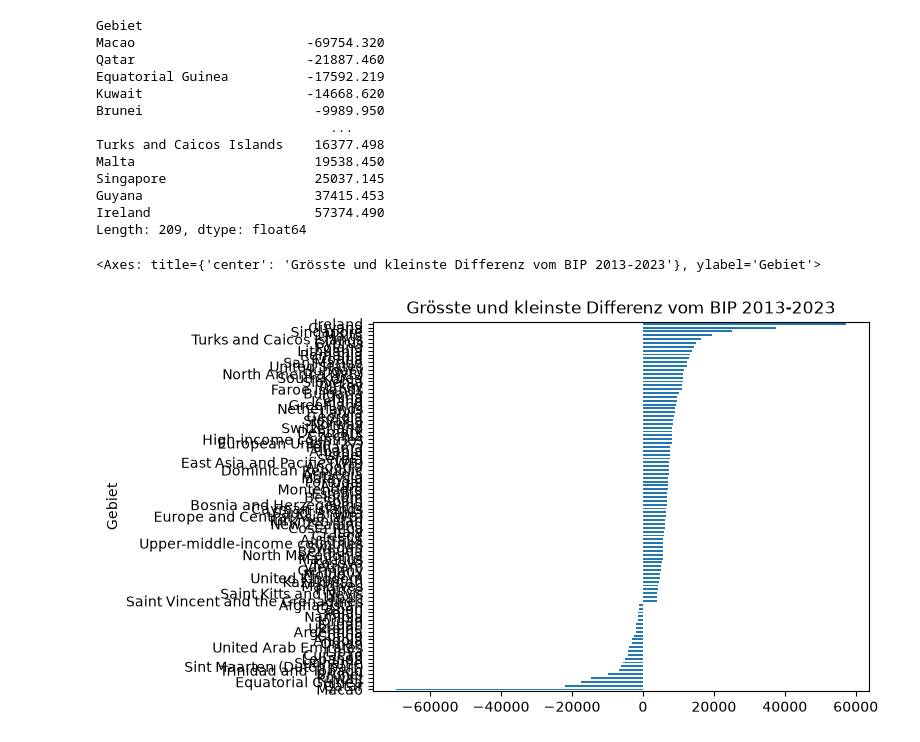
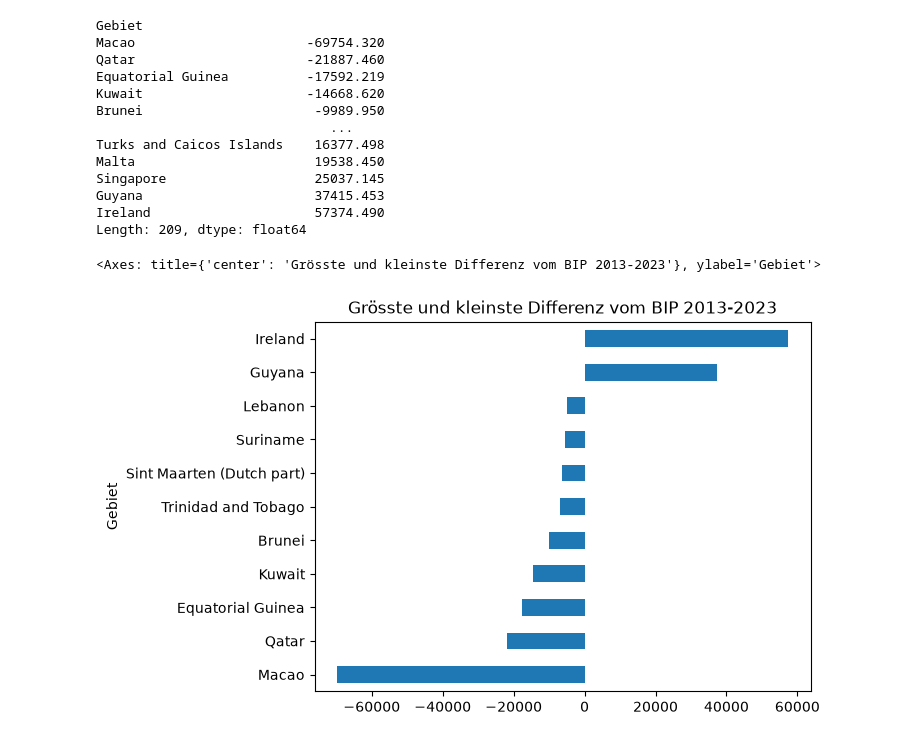
Before and after one commit to llaarriir/LN-Informatik, a Jupyter notebook: dataframe_co2.ipynb, the cells around one changed output. Drawn from its saved outputs; the diff is of its cells as text; code cells hidden in the pictures.

```diff
--- a/dataframe_co2.ipynb
+++ b/dataframe_co2.ipynb
@@ -203,9 +203,9 @@ Panama                   3.532632
 Malta                    9.340330
 Length: 136, dtype: float64
 # %%
-diffs = df_pivot_bip[2023]-df_pivot_bip[2013]
-diffs = diffs.sort_values().dropna()
-diffs
+diffs_bip = df_pivot_bip[2023]-df_pivot_bip[2013]
+diffs_bip = diffs_bip.sort_values().dropna()
+diffs_bip
 # %% [output]
 Gebiet
 Macao                      -69754.320
@@ -221,8 +221,8 @@ Guyana                      37415.453
 Ireland                     57374.490
 Length: 209, dtype: float64
 # %%
-diff_sel = (diffs < -1000) | (diffs > 4000)
-diffs[diff_sel].plot(kind='barh', title='Grösste und kleinste Differenz vom BIP 2013-2023')
+diff_sel_bip = (diffs_bip < -5000) | (diffs_bip > 30000)
+diffs_bip[diff_sel_bip].plot(kind='barh', title='Grösste und kleinste Differenz vom BIP 2013-2023')
 # %% [output]
 <Axes: title={'center': 'Grösste und kleinste Differenz vom BIP 2013-2023'}, ylabel='Gebiet'>
-[figure, old version]
+[figure, new version]
```
Also changed, not shown: parts of 6 cells of this notebook.
